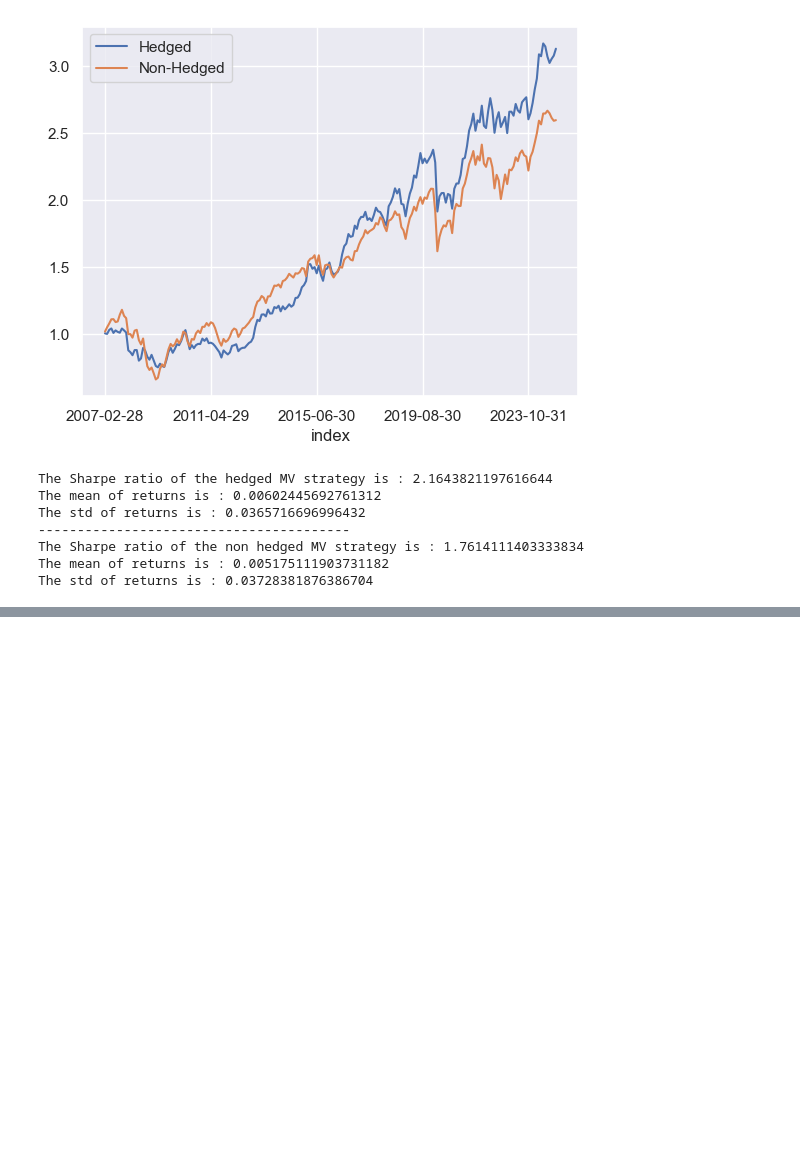
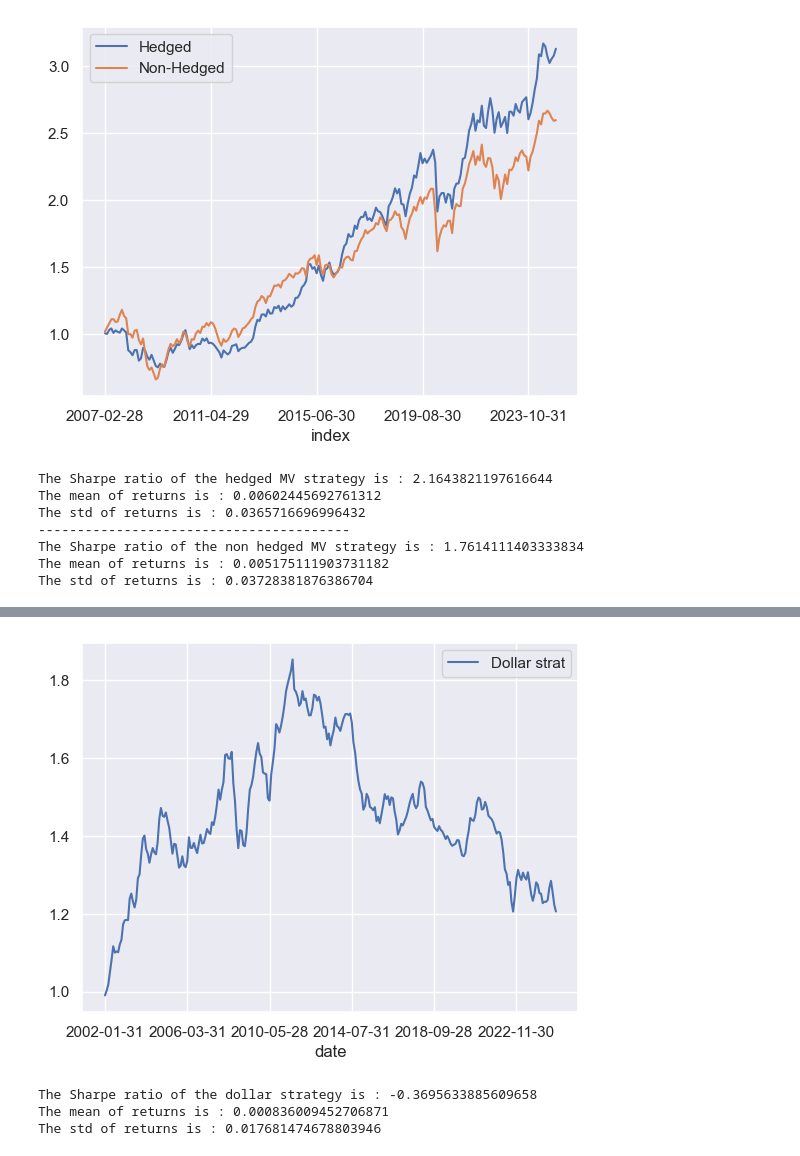
Before and after one commit to arthurdhonneur7/project_investments, a Jupyter notebook: part_3_and_7/exploration_arthur.ipynb, the cells around one changed output, grey strips where cells are left out. Saved outputs shown, nothing was run; the diff lists cells and outputs as text; code cells hidden in the pictures; blank space fills up the shorter version.

```diff
--- a/part_3/exploration_arthur.ipynb
+++ b/part_3_and_7/exploration_arthur.ipynb
@@ -576,0 +589,7 @@ The std of returns is : 0.03728381876386704
+# %%
+columns_dollar_strat = [col for col in df.columns if col.startswith('fx_') and col.endswith('_hedging')]
+
+df_dollar_strat = df[columns_dollar_strat]
+df_dollar_strat['rf_US'] = df['rf_US']
+
+df_dollar_strat.head()
@@ -576,0 +609,4 @@ The std of returns is : 0.03728381876386704
+# %%
+df_dollar_strat['dollar_strat_ret'] = df_dollar_strat[columns_dollar_strat].mean(axis=1)
+
+df_dollar_strat.head()
@@ -576,0 +626,4 @@ The std of returns is : 0.03728381876386704
+# %%
+df_dollar_strat['dollar_strat_cumprod'] = (df_dollar_strat['dollar_strat_ret'] + 1).cumprod()
+
+df_dollar_strat.head()
@@ -576,0 +643,17 @@ The std of returns is : 0.03728381876386704
+# %%
+df_dollar_strat['dollar_strat_cumprod'].plot()
+
+plt.legend(['Dollar strat'])
+plt.show()
+# %% [output]
+[figure, added]
+# %%
+sharpe_dollar_strat = compute_sharpe_ratio( df_dollar_strat['dollar_strat_ret'], df_dollar_strat['rf_US'])
+
+print(f'The Sharpe ratio of the dollar strategy is : {sharpe_dollar_strat}')
+print(f'The mean of returns is : {df_dollar_strat["dollar_strat_ret"].mean()}')
+print(f'The std of returns is : {df_dollar_strat["dollar_strat_ret"].std()}')
+# %% [output]
+The Sharpe ratio of the dollar strategy is : -0.3695633885609658
+The mean of returns is : 0.000836009452706871
+The std of returns is : 0.017681474678803946
```
Also changed, not shown: parts of 5 cells of this notebook, 1 other file.
